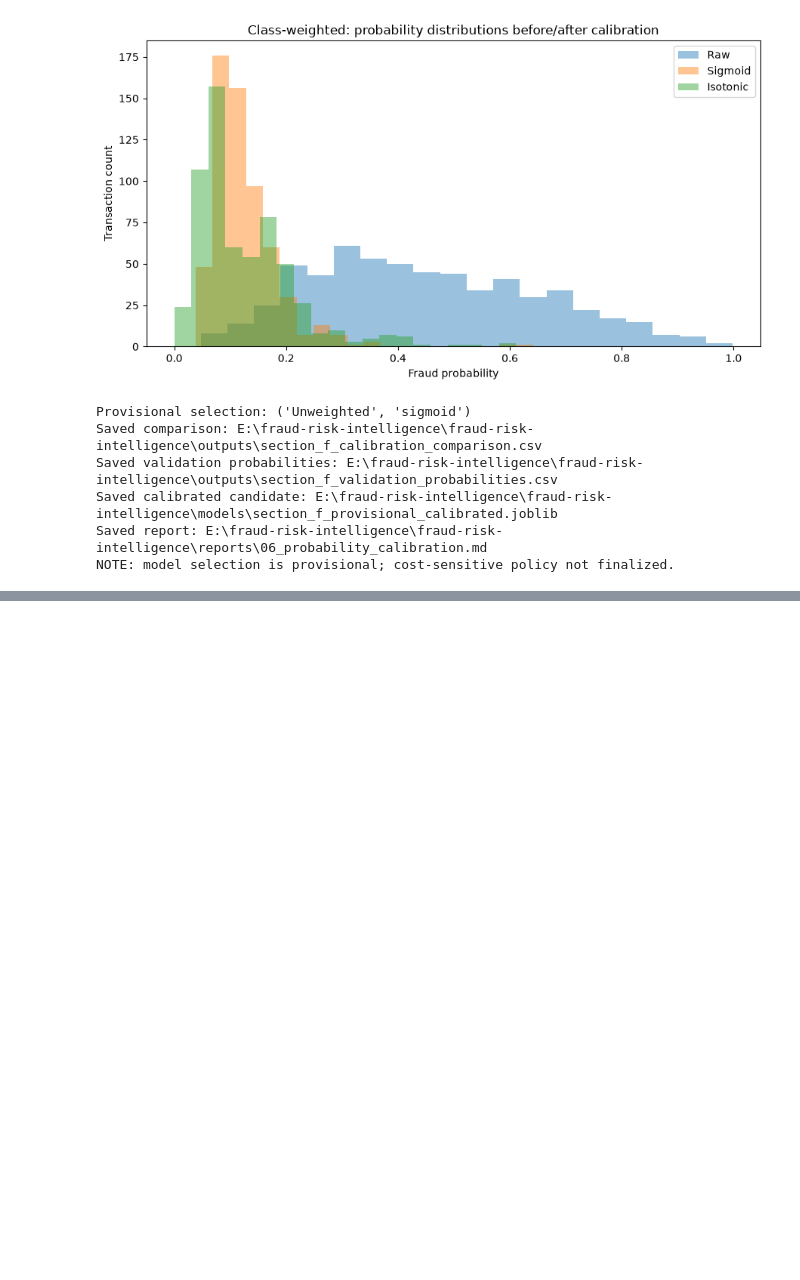
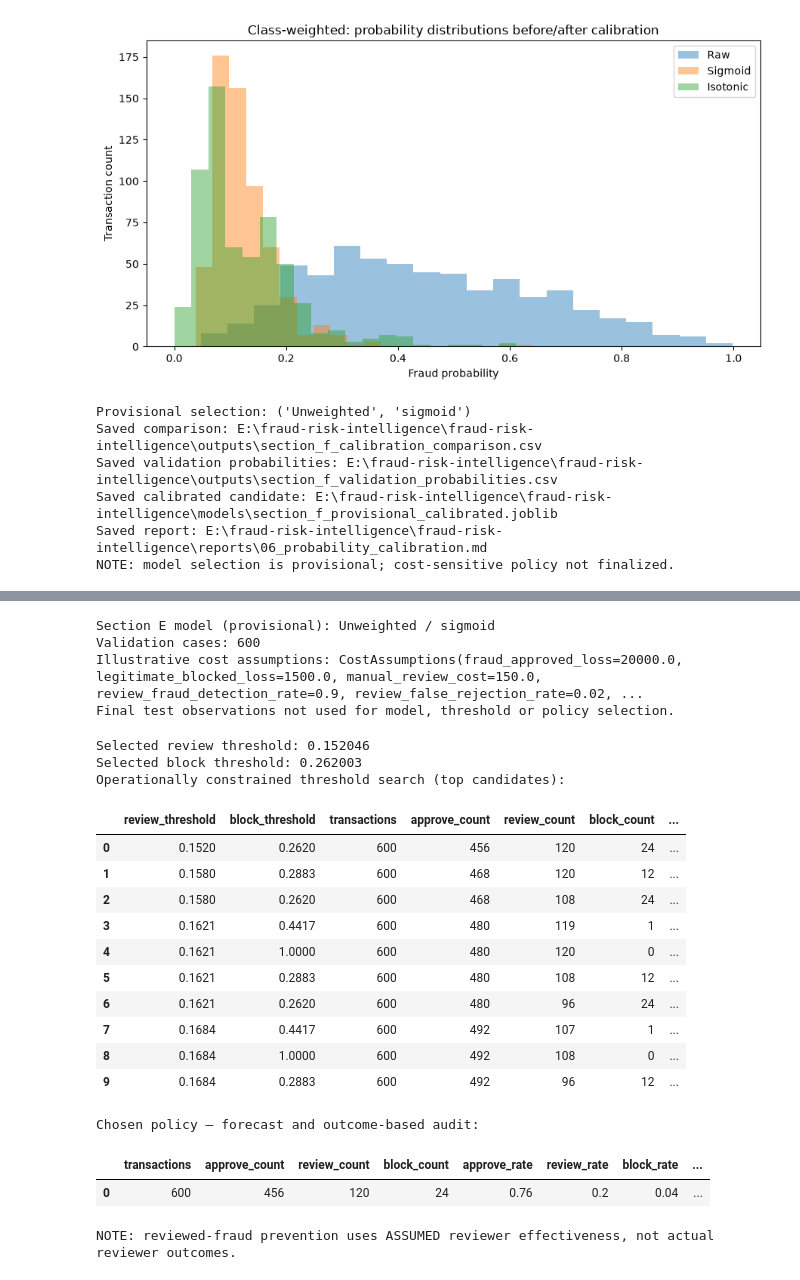
Before and after one commit to sasa312002/fraud-risk-intelligence, a Jupyter notebook: notebooks/01_fraud_risk_analysis.ipynb, the cells around one changed output, grey strips where cells are left out. Cells and saved outputs as stored; diff of their text form; code cells hidden in the pictures; blank space fills up the shorter version.

```diff
--- a/notebooks/01_fraud_risk_analysis.ipynb
+++ b/notebooks/01_fraud_risk_analysis.ipynb
@@ -4651,0 +4658,78 @@ NOTE: model selection is provisional; cost-sensitive policy not finalized.
+# %%
+# ============================================================
+# Cell 49 — Section E: explicit business-cost assumptions
+# ============================================================
+from src.cost_optimization import (
+    CostAssumptions, policy_actions, expected_cost_by_action,
+    summarize_policy, optimize_thresholds, cost_sensitivity,
+)
+
+section_e_costs = CostAssumptions(
+    fraud_approved_loss=20_000.0,
+    legitimate_blocked_loss=1_500.0,
+    manual_review_cost=150.0,
+    review_fraud_detection_rate=0.90,
+    review_false_rejection_rate=0.02,
+    max_review_rate=0.20,
+    max_block_rate=0.05,
+)
+section_e_costs.validate()
+# Keep the provisional calibrated choice fixed in Section E.
+section_e_strategy, section_e_method = section_f_choice
+section_e_candidate = section_f_fitted[section_f_choice]
+section_e_probabilities = section_e_candidate.predict_proba(X_val_f)[:, 1]
+section_e_y_val = y_val_f.to_numpy()
+assert len(section_e_probabilities) == 600 and len(section_e_y_val) == 600
+assert set(X_val_f.index).isdisjoint(test_df.index)
+print('Section E model (provisional):', section_e_strategy, '/', section_e_method)
+print('Validation cases:', len(section_e_probabilities))
+print('Illustrative cost assumptions:', section_e_costs)
+print('Final test observations not used for model, threshold or policy selection.')
+# %% [output]
+Section E model (provisional): Unweighted / sigmoid
+Validation cases: 600
+Illustrative cost assumptions: CostAssumptions(fraud_approved_loss=20000.0, legitimate_blocked_loss=1500.0, manual_review_cost=150.0, review_fraud_detection_rate=0.9, review_false_rejection_rate=0.02, ...
+Final test observations not used for model, threshold or policy selection.
+# %%
+# ============================================================
+# Cell 50 — Choose APPROVE/REVIEW/BLOCK thresholds on expected cost
+# ============================================================
+# The search uses calibrated probabilities ONLY, NOT validation fraud labels.
+section_e_best, section_e_search_grid = optimize_thresholds(
+    section_e_probabilities, section_e_costs, quantile_grid=51,
+)
+section_e_decisions = policy_actions(
+    section_e_probabilities,
+    section_e_best['review_threshold'],
+    section_e_best['block_threshold'],
+)
+section_e_audit = summarize_policy(
+    section_e_probabilities, section_e_decisions, section_e_costs,
+    y_true=section_e_y_val,
+)
+print('Selected review threshold:', round(section_e_best['review_threshold'], 6))
+print('Selected block threshold:', round(section_e_best['block_threshold'], 6))
+print('Operationally constrained threshold search (top candidates):')
+display(section_e_search_grid.head(10).round(4))
+print('Chosen policy — forecast and outcome-based audit:')
+display(pd.DataFrame([section_e_audit]).round(4))
+print('NOTE: reviewed-fraud prevention uses ASSUMED reviewer effectiveness, not actual reviewer outcomes.')
+# %% [output]
+Selected review threshold: 0.152046
+Selected block threshold: 0.262003
+Operationally constrained threshold search (top candidates):
+|  | review_threshold | block_threshold | transactions | approve_count | review_count | block_count | ... |
+| 0 | 0.1520 | 0.2620 | 600 | 456 | 120 | 24 | ... |
+| 1 | 0.1580 | 0.2883 | 600 | 468 | 120 | 12 | ... |
+| 2 | 0.1580 | 0.2620 | 600 | 468 | 108 | 24 | ... |
+| 3 | 0.1621 | 0.4417 | 600 | 480 | 119 | 1 | ... |
+| 4 | 0.1621 | 1.0000 | 600 | 480 | 120 | 0 | ... |
+| 5 | 0.1621 | 0.2883 | 600 | 480 | 108 | 12 | ... |
+| 6 | 0.1621 | 0.2620 | 600 | 480 | 96 | 24 | ... |
+| 7 | 0.1684 | 0.4417 | 600 | 492 | 107 | 1 | ... |
+| 8 | 0.1684 | 1.0000 | 600 | 492 | 108 | 0 | ... |
+| 9 | 0.1684 | 0.2883 | 600 | 492 | 96 | 12 | ... |
+Chosen policy — forecast and outcome-based audit:
+|  | transactions | approve_count | review_count | block_count | approve_rate | review_rate | block_rate | ... |
+| 0 | 600 | 456 | 120 | 24 | 0.76 | 0.2 | 0.04 | ... |
+NOTE: reviewed-fraud prevention uses ASSUMED reviewer effectiveness, not actual reviewer outcomes.
```
Also changed, not shown: parts of 4 cells of this notebook, 6 other files.
